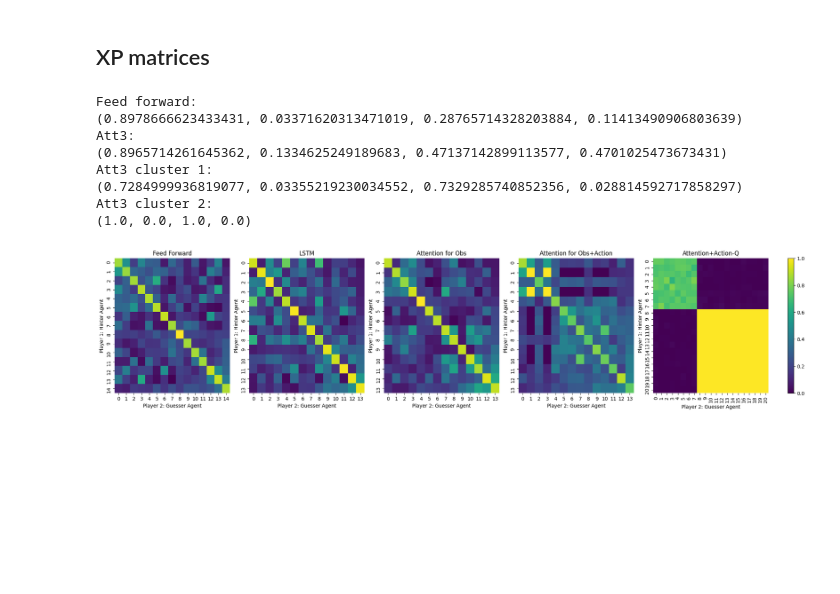
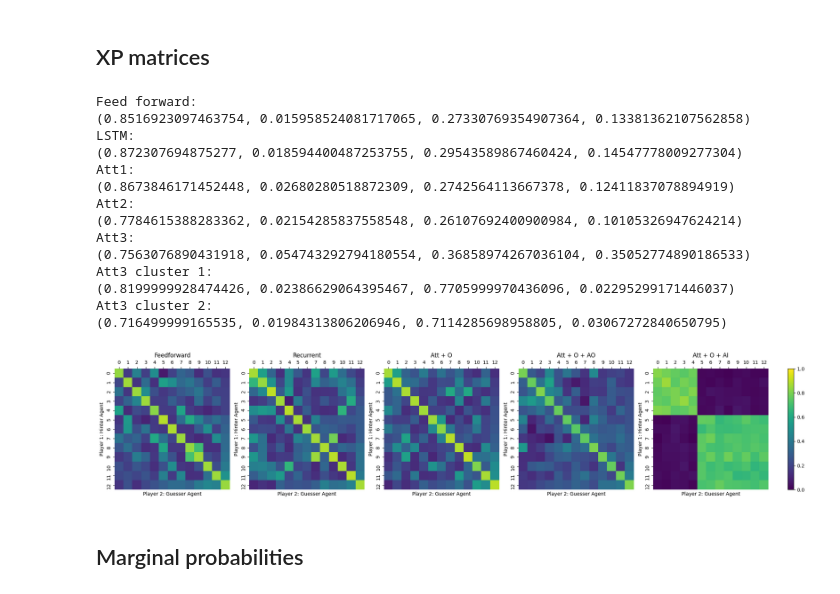
Before and after one commit to mingweima/hintplaygame, a Jupyter notebook: diff_hand_experiments.ipynb, the cells around one changed output. Cells and saved outputs as stored; diff of their text form; code cells hidden in the pictures; blank space fills up the shorter version.

```diff
--- a/diff_hand_experiments.ipynb
+++ b/diff_hand_experiments.ipynb
@@ -16,7 +16,7 @@ for model in models:
     print(model)
     path_res = f'res/{model}_hs_5_l1_3_l2_3_FalseFalse4000000'
     model_list = []
-    for file in sorted(glob.glob(os.path.join(path_res, "*.pkl"))):
+    for file in sorted(glob.glob(os.path.join(path_res, "*.pkl")))[0:]:
          with open(file, "rb") as f:
                 model_list.append(pickle.load(f))
     res_groups[model] = model_list
@@ -31,7 +31,7 @@ xp_groups = {}
 
 for model in models:
     print(model)
-    path_res = f'sample/same_hand/xp_{model}_same.csv'
+    path_res = f'sample/diff_hand/xp_{model}_diff.csv'
     xp_groups[model] = pd.read_csv(path_res, index_col=0)
 # %% [output]
 FF
@@ -55,0 +64,15 @@ def plot_avg(res_list, label):
+# %%
+sns.set_style("white")
+sns.set_palette("bright")
+for idx, model in enumerate(models):
+    rmean = rmean_dict[model]
+    rstd = rstd_dict[model]
+    x = np.arange(len(rmean))
+    sns.lineplot(x=x, y=rmean, label=model_names[idx])
+    plt.fill_between(x, rmean - rstd, rmean + rstd, alpha=0.1)
+plt.ylabel("Reward")
+plt.xlabel("Epoch (in thousand)")
+plt.legend( loc="lower right")
+plt.title('Training (self-play)')
+plt.savefig('lc.pdf')
+plt.show()
@@ -158,6 +187,7 @@ array([1., 0.], dtype=float32)
 # %%
 def arg_sort_xp(xpm):
     xpm = xpm.values
+    xpm = xpm[:13,:13]
     idx = np.argsort(xpm[:,0])
     xpm = xpm[idx][:,idx]
     return xpm
@@ -174,10 +204,16 @@ def get_table_scores(mat):
     xp_score_mean, xp_score_std = np.mean(mat[off_diag]), np.sqrt(np.var(mat[off_diag]))
     return sp_score_mean, sp_score_std, xp_score_mean, xp_score_std
 
-clus =8
+clus = 5
 
 print("Feed forward: ")
 print(get_table_scores(ff))
+print("LSTM: ")
+print(get_table_scores(lstm))
+print("Att1: ")
+print(get_table_scores(att1))
+print("Att2: ")
+print(get_table_scores(att2))
 print("Att3: ")
 print(get_table_scores(att3))
 print("Att3 cluster 1: ")
@@ -186,33 +222,45 @@ print("Att3 cluster 2: ")
 print(get_table_scores(att3[clus:,clus:]))
 # %% [output]
 Feed forward:
-(0.8978666623433431, 0.03371620313471019, 0.28765714328203884, 0.11413490906803639)
+(0.8516923097463754, 0.015958524081717065, 0.27330769354907364, 0.13381362107562858)
+LSTM:
+(0.872307694875277, 0.018594400487253755, 0.29543589867460424, 0.14547778009277304)
+Att1:
+(0.8673846171452448, 0.02680280518872309, 0.2742564113667378, 0.12411837078894919)
+Att2:
+(0.7784615388283362, 0.02154285837558548, 0.26107692400900984, 0.10105326947624214)
 Att3:
-(0.8965714261645362, 0.1334625249189683, 0.47137142899113577, 0.4701025473673431)
+(0.7563076890431918, 0.054743292794180554, 0.36858974267036104, 0.35052774890186533)
 Att3 cluster 1:
-(0.7284999936819077, 0.03355219230034552, 0.7329285740852356, 0.028814592717858297)
+(0.8199999928474426, 0.02386629064395467, 0.7705999970436096, 0.02295299171446037)
 Att3 cluster 2:
-(1.0, 0.0, 1.0, 0.0)
+(0.716499999165535, 0.01984313806206946, 0.7114285698958805, 0.03067272840650795)
 # %%
-fig, axs = plt.subplots(ncols=6, gridspec_kw=dict(width_ratios=[4,4,4,4,4,0.2]), figsize=(25,5))
+fig, axs = plt.subplots(ncols=6, gridspec_kw=dict(width_ratios=[4,4,4,4,4,0.2]), figsize=(25,4.5))
 
 cmap = "viridis"
 # cmap = "rocket"
 
+vmax = 1
+vmin = 0
 
-sns.heatmap(ff, cbar=False, ax=axs[0], cmap=cmap)
-sns.heatmap(lstm, cbar=False, ax=axs[1], cmap=cmap)
-sns.heatmap(att1, cbar=False, ax=axs[2], cmap=cmap)
-sns.heatmap(att2, cbar=False, ax=axs[3], cmap=cmap)
-sns.heatmap(att3, cbar=False, ax=axs[4], cmap=cmap)
+sns.heatmap(ff, cbar=False, ax=axs[0], cmap=cmap, vmax=vmax, vmin=vmin)
+sns.heatmap(lstm, cbar=False, ax=axs[1], cmap=cmap, vmax=vmax, vmin=vmin)
+sns.heatmap(att1, cbar=False, ax=axs[2], cmap=cmap, vmax=vmax, vmin=vmin)
+sns.heatmap(att2, cbar=False, ax=axs[3], cmap=cmap, vmax=vmax, vmin=vmin)
+sns.heatmap(att3, cbar=False, ax=axs[4], cmap=cmap, vmax=vmax, vmin=vmin)
 
 fig.colorbar(axs[3].collections[0], cax=axs[5])
 
 for i in range(5):
     axs[i].set_ylabel('Player 1: Hinter Agent')
     axs[i].set_xlabel('Player 2: Guesser Agent')
     axs[i].title.set_text(model_names[i])
+    axs[i].xaxis.tick_top()
 
+plt.savefig('xp_diff.pdf')
 plt.show()
 # %% [output]
-[figure, old version]
+[figure, new version]
+# %% [markdown]
+## Marginal probabilities
```
Also changed, not shown: parts of 17 cells of this notebook, 11 other files.
